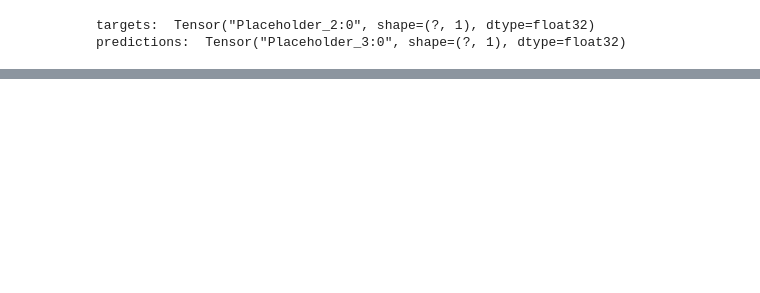
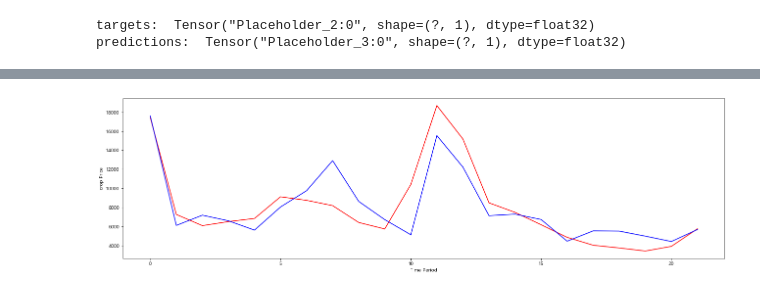
Before and after one commit to ahnjehoon/crop-price-predict, a Jupyter notebook: 가공 및 EDA/4. LSTM.ipynb, the cells around one changed output, grey strips where cells are left out. Drawn from its saved outputs; the diff is of its cells as text; code cells hidden in the pictures; blank space fills up the shorter version.

```diff
--- a/가공 및 EDA/4. LSTM.ipynb
+++ b/가공 및 EDA/4. LSTM.ipynb
@@ -344,0 +325,9 @@ plt.show()
+# %%
+fig, axs = plt.subplots(figsize=(22, 6))
+plt.plot(reverse_min_max_scaling(price,testY), 'r')
+plt.plot(reverse_min_max_scaling(price,test_predict), 'b')
+plt.xlabel('Time Period')
+plt.ylabel('crop Price')
+plt.show()
+# %% [output]
+[figure, added]
```
Also changed, not shown: parts of 35 cells of this notebook, 11 other files.
